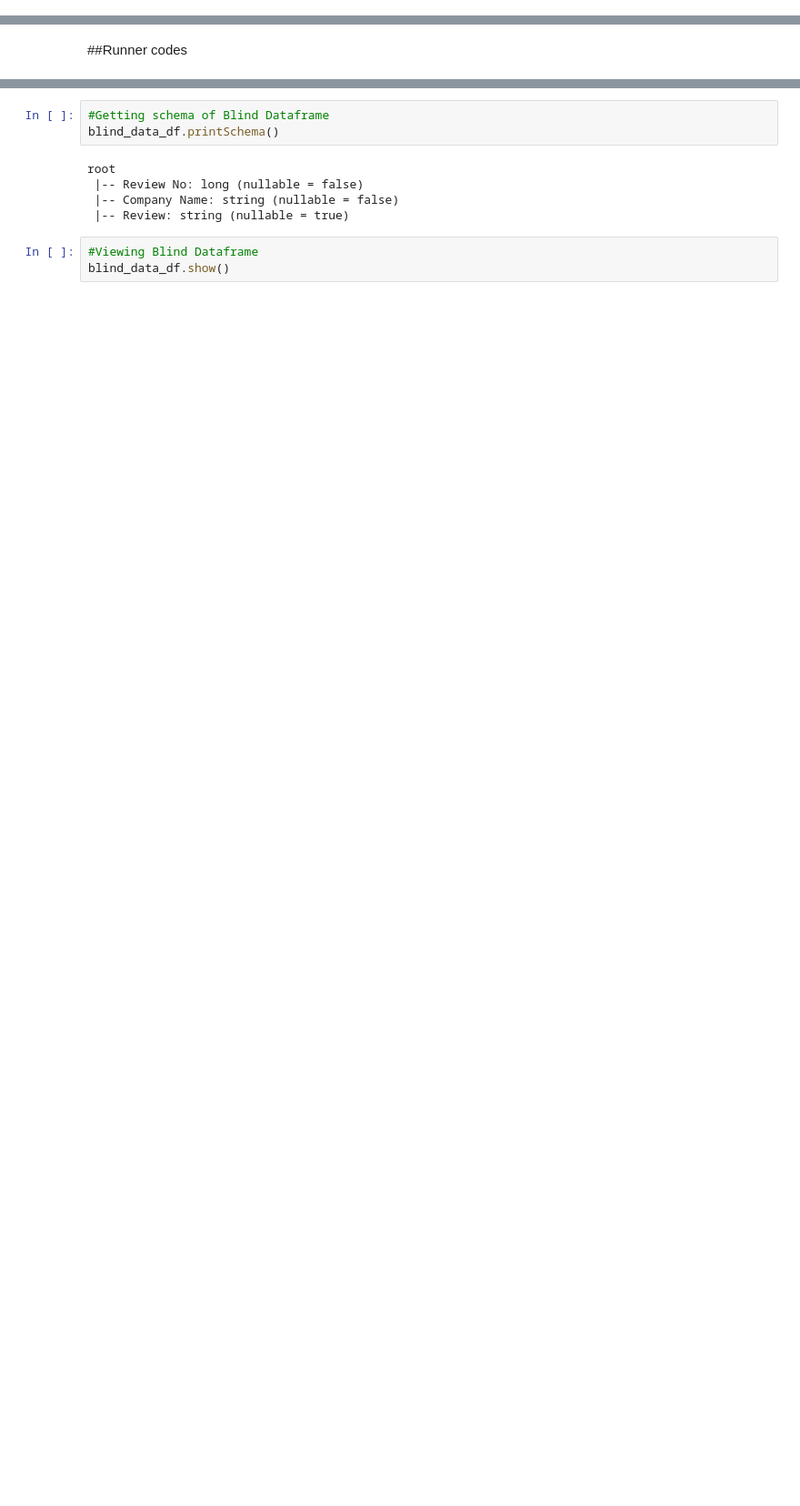
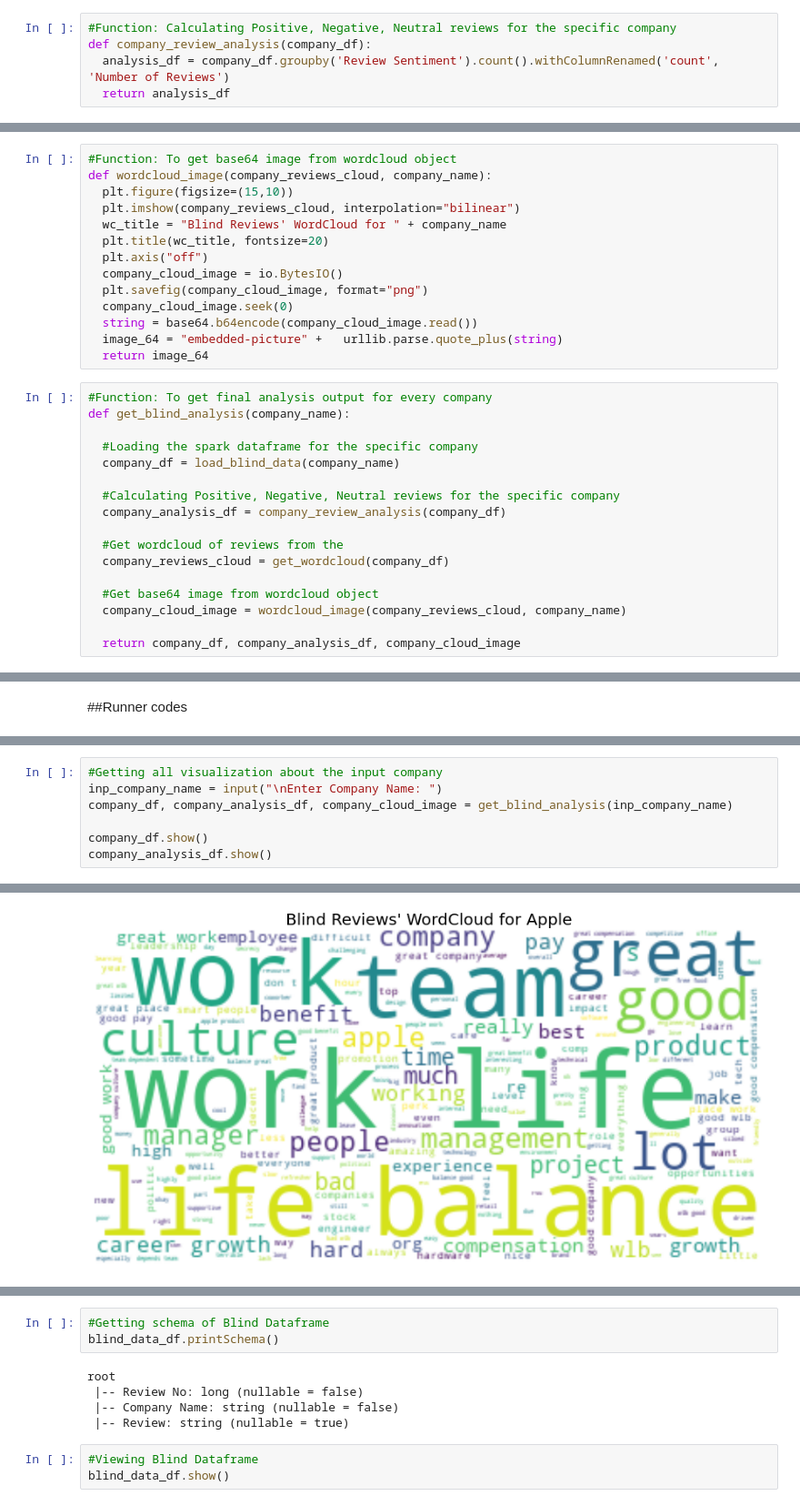
Before and after one commit to srijanmalhotra2711/Insightsise, a Jupyter notebook: blind_data.ipynb, the cells around one changed output, grey strips where cells are left out. Shown at 91% size. Cells and saved outputs as stored; diff of their text form; blank space fills up the shorter version.

```diff
--- a/blind_data.ipynb
+++ b/blind_data.ipynb
@@ -68,0 +102,5 @@ spark
+# %%
+#Function: Calculating Positive, Negative, Neutral reviews for the specific company
+def company_review_analysis(company_df):
+  analysis_df = company_df.groupby('Review Sentiment').count().withColumnRenamed('count', 'Number of Reviews')
+  return analysis_df
@@ -69,3 +132,34 @@ spark
+# %%
+#Function: To get base64 image from wordcloud object
+def wordcloud_image(company_reviews_cloud, company_name):
+  plt.figure(figsize=(15,10))
+  plt.imshow(company_reviews_cloud, interpolation="bilinear")
+  wc_title = "Blind Reviews' WordCloud for " + company_name
+  plt.title(wc_title, fontsize=20)
+  plt.axis("off")
+  company_cloud_image = io.BytesIO()
+  plt.savefig(company_cloud_image, format="png")
+  company_cloud_image.seek(0)
+  string = base64.b64encode(company_cloud_image.read())
+  image_64 = "embedded-picture" +   urllib.parse.quote_plus(string)
+  return image_64
+# %%
+#Function: To get final analysis output for every company
+def get_blind_analysis(company_name):
+
+  #Loading the spark dataframe for the specific company
+  company_df = load_blind_data(company_name)
+
+  #Calculating Positive, Negative, Neutral reviews for the specific company
+  company_analysis_df = company_review_analysis(company_df)
+
+  #Get wordcloud of reviews from the
+  company_reviews_cloud = get_wordcloud(company_df)
+
+  #Get base64 image from wordcloud object
+  company_cloud_image = wordcloud_image(company_reviews_cloud, company_name)
+
+  return company_df, company_analysis_df, company_cloud_image
 # %%
 #Function: To get company name from csv filename
 def get_company_name(company_name):
@@ -141,0 +197,8 @@ def get_wordcloud(dataframe_name):
+# %%
+#Getting all visualization about the input company
+inp_company_name = input("\nEnter Company Name: ")
+company_df, company_analysis_df, company_cloud_image = get_blind_analysis(inp_company_name)
+
+company_df.show()
+company_analysis_df.show()
+# %% [output]
@@ -141,0 +222 @@ def get_wordcloud(dataframe_name):
+[figure, added]
```
Also changed, not shown: parts of 15 cells of this notebook.
